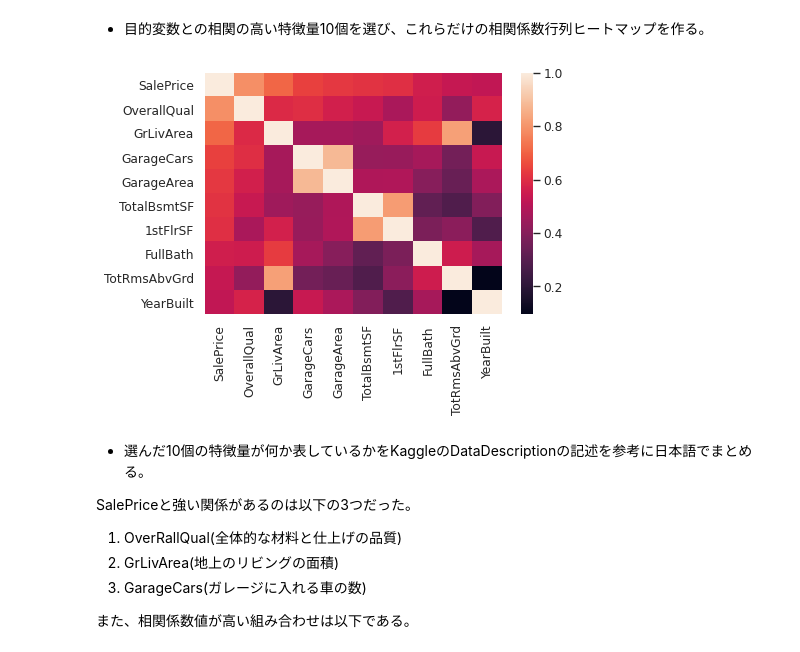
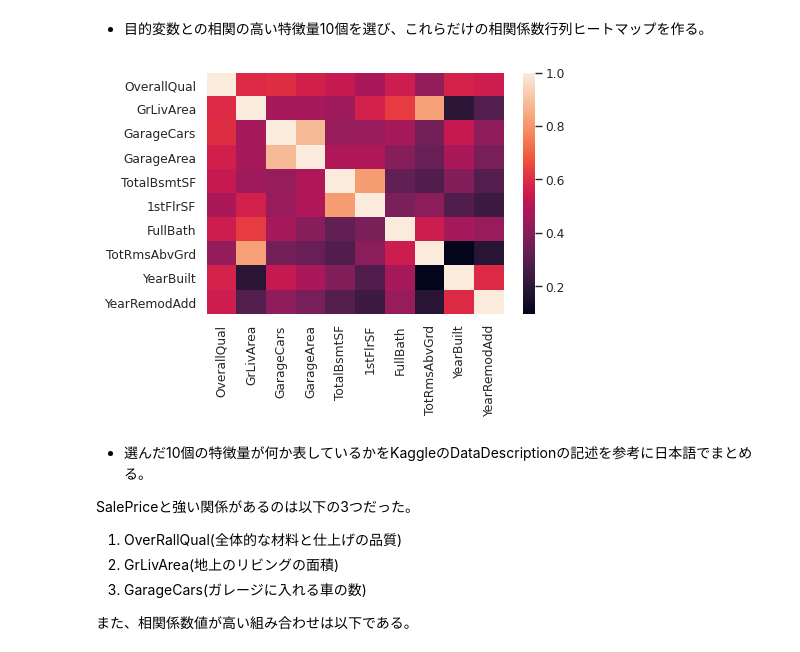
Before and after one commit to kokikudo/submit_an_assignment, a Jupyter notebook: Week3_work2.ipynb, the cells around one changed output. Cells and saved outputs as stored; diff of their text form; code cells hidden in the pictures.

```diff
--- a/Week3_work2.ipynb
+++ b/Week3_work2.ipynb
@@ -248,18 +248,21 @@ heatmap(df)
 * 目的変数との相関の高い特徴量10個を選び、これらだけの相関係数行列ヒートマップを作る。
 # %%
 # 目的変数に対しての相関係数のデータ
-corr_price = pd.DataFrame({"corr_price": df_corr['SalePrice']})
+corr_price = pd.DataFrame({"corr_price": df.corr()['SalePrice']})
+
+# 目的変数を除外
+new_coor_price = corr_price.drop(corr_price.index[-1], 0)
 
 # トップ10のデータインデックス取得
-top10_index = corr_price.abs().nlargest(10, 'corr_price').index
+top10_index = new_coor_price.abs().nlargest(10, 'corr_price').index
 
 # dfからトップ10のデータのみ抽出
 df_top10 = df.loc[:, top10_index]
 
 # ヒートマッピング
 heatmap(df_top10)
 # %% [output]
-[figure, old version]
+[figure, new version]
 # %% [markdown]
 * 選んだ10個の特徴量が何か表しているかをKaggleのDataDescriptionの記述を参考に日本語でまとめる。<br>
 
```
Also changed, not shown: parts of 1 cell of this notebook.
